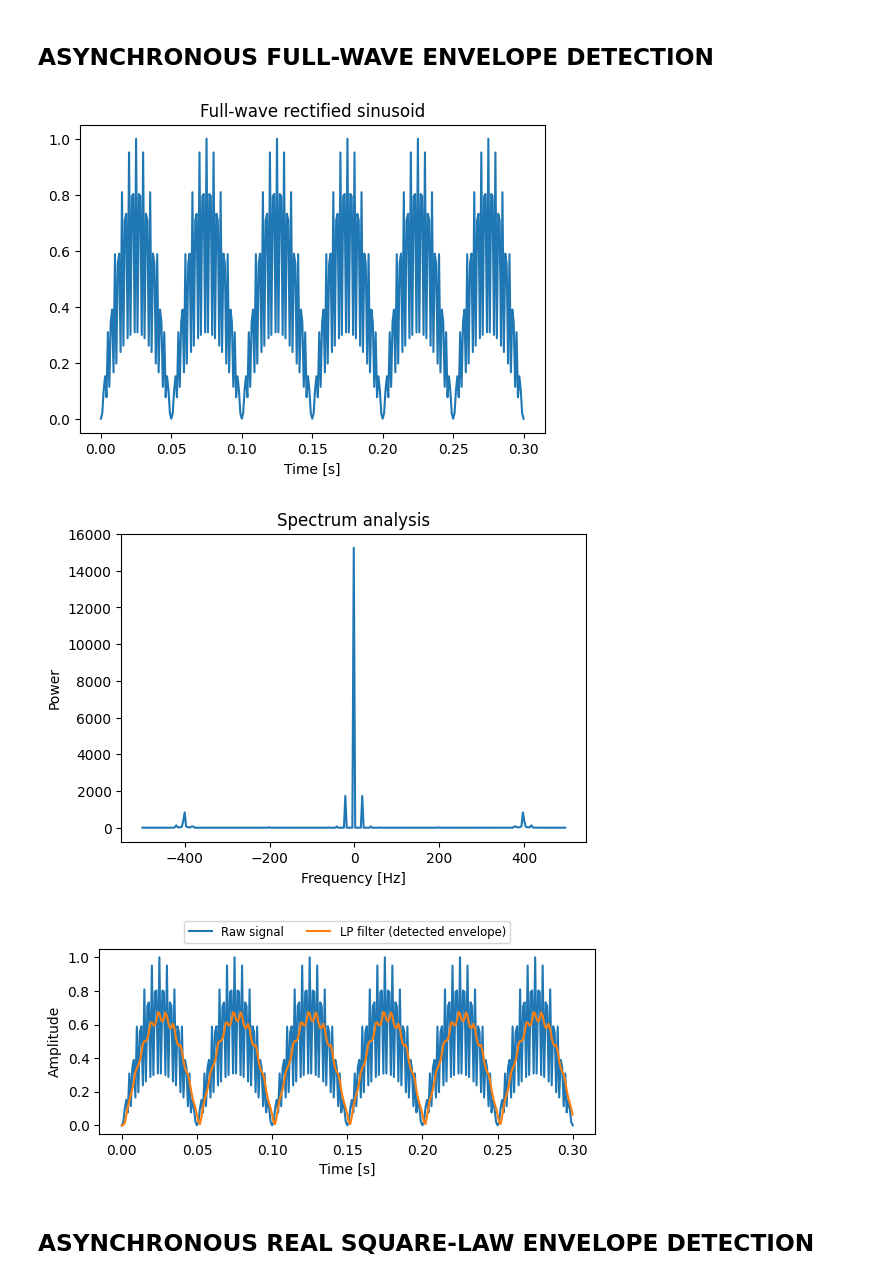
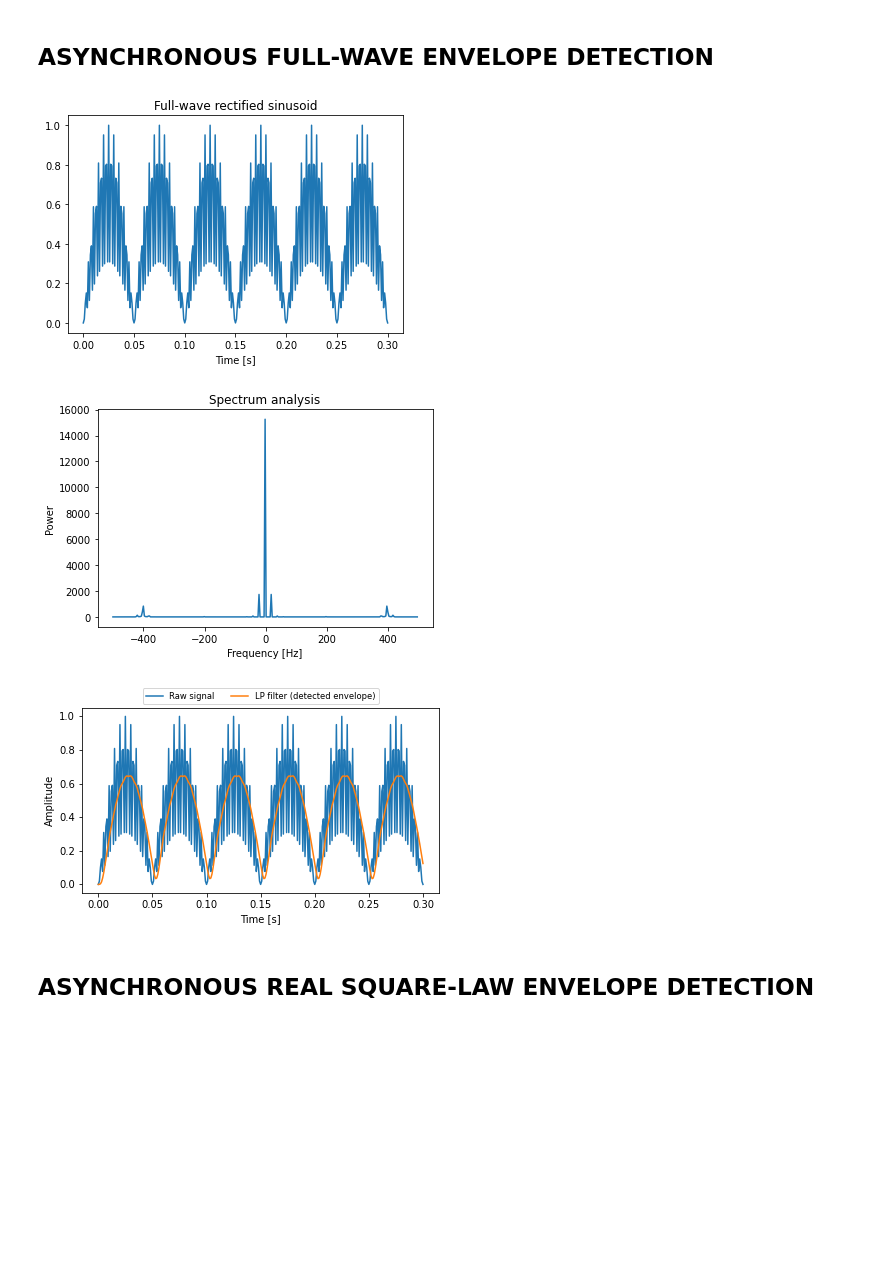
Before and after one commit to Lab4US/2023-us-workshop-fuw, a Jupyter notebook: notebooks/ex1-envelope-detection.ipynb, the cells around one changed output. Drawn from its saved outputs; the diff is of its cells as text; code cells hidden in the pictures; blank space fills up the shorter version.

```diff
--- a/notebooks/ex1-envelope-detection.ipynb
+++ b/notebooks/ex1-envelope-detection.ipynb
@@ -84,11 +84,11 @@ output = asynchronous_half_wave(AM, t, fs, cutoff_freq=100)
 # %% [markdown]
 ## ASYNCHRONOUS FULL-WAVE ENVELOPE DETECTION
 # %%
-output = asynchronous_full_wave(AM, t, fs, cutoff_freq=200)
+output = asynchronous_full_wave(AM, t, fs, cutoff_freq=100)
 # %% [output]
-[figure, old version]
+[figure, new version]
-[figure, old version]
+[figure, new version]
-[figure, old version]
+[figure, new version]
 # %% [markdown]
 ## ASYNCHRONOUS REAL SQUARE-LAW ENVELOPE DETECTION
 # %%
```
Also changed, not shown: parts of 8 cells of this notebook, 3 other files.
